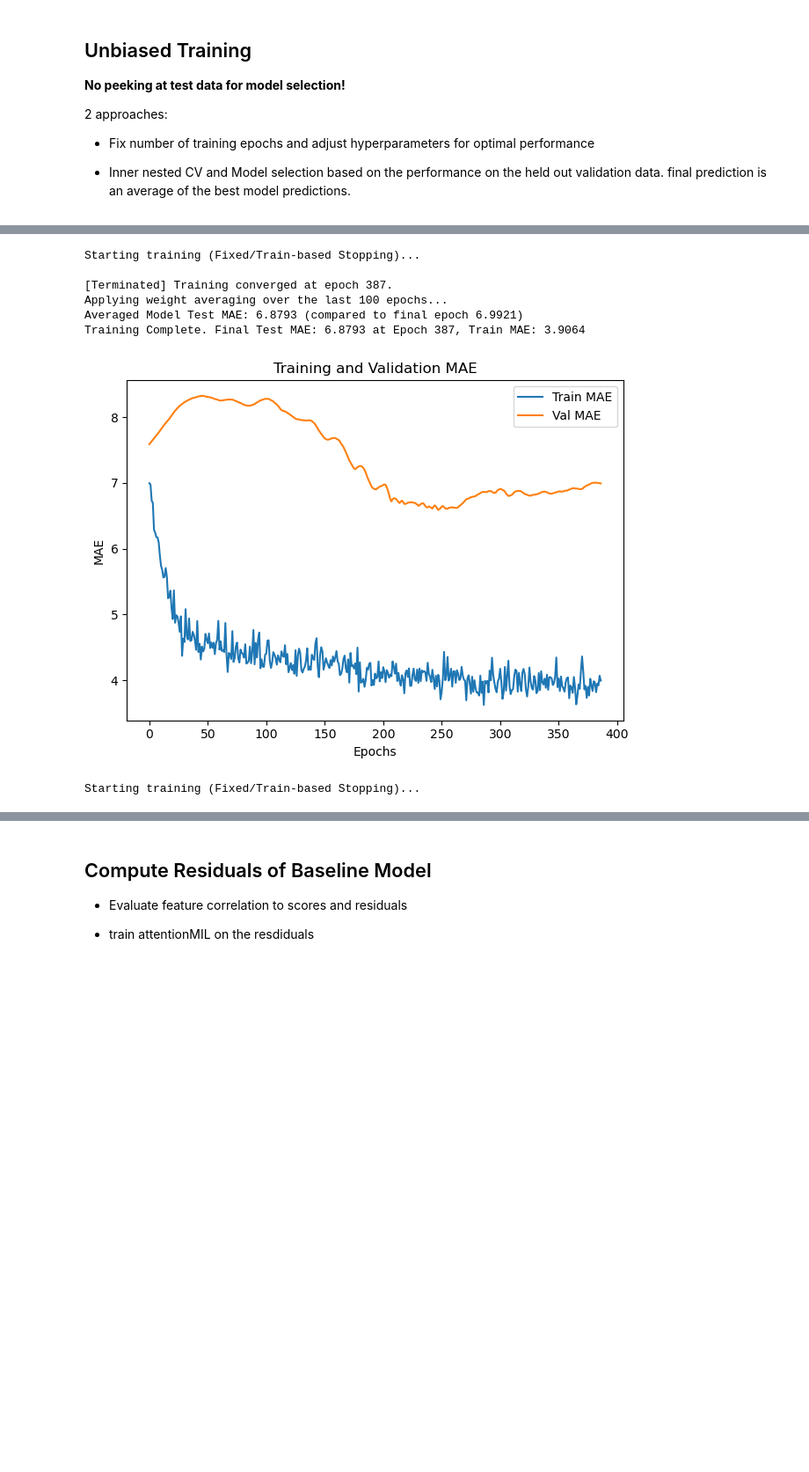
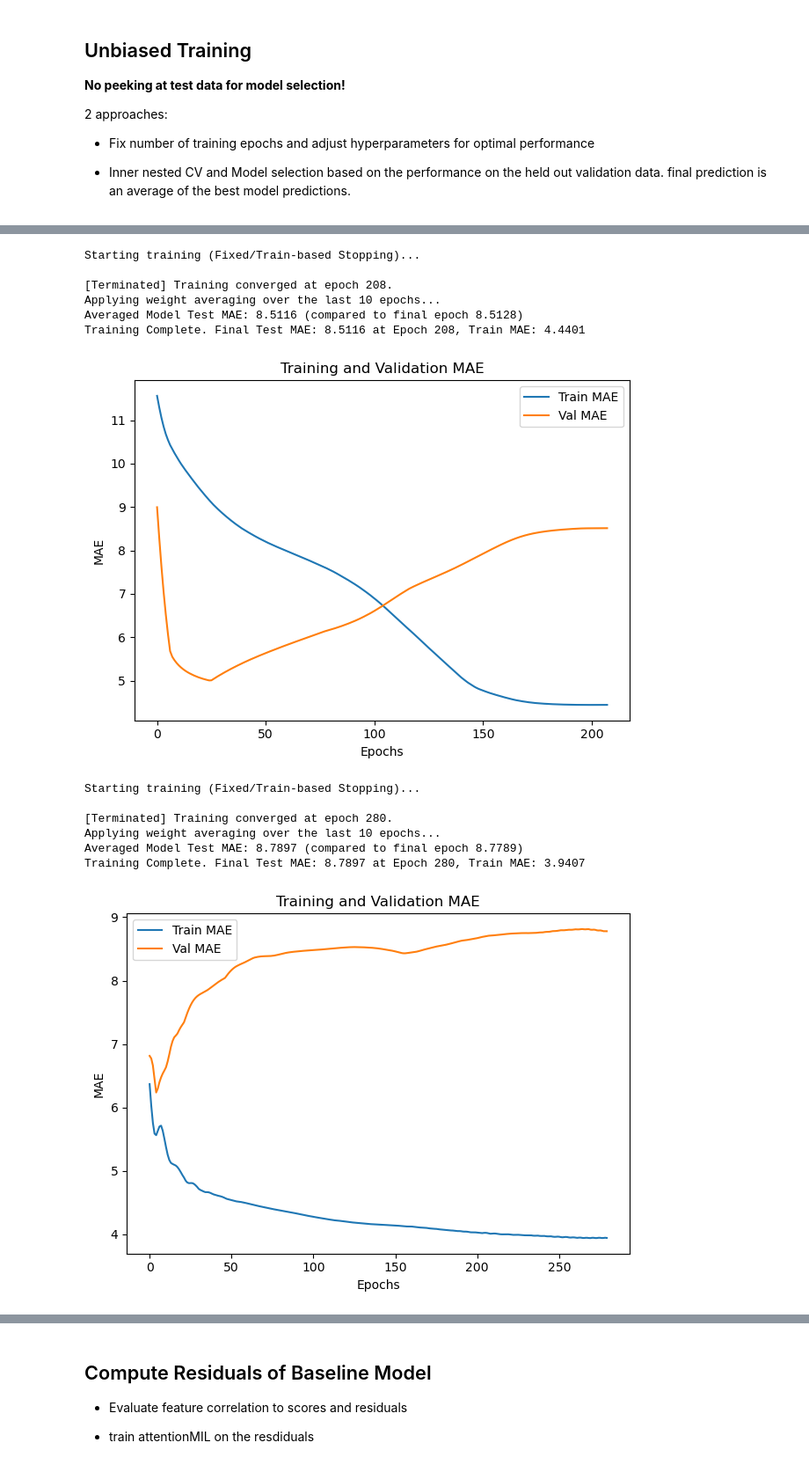
Before and after one commit to FinnWeikert/master-project, a Jupyter notebook: notebooks_final/final_hybrid_attention_mil.ipynb, the cells around one changed output, grey strips where cells are left out. Shown at 88% size. Drawn from its saved outputs; the diff is of its cells as text; code cells hidden in the pictures; blank space fills up the shorter version.

```diff
--- a/notebooks_final/final_hybrid_attention_mil.ipynb
+++ b/notebooks_final/final_hybrid_attention_mil.ipynb
@@ -53,7 +53,7 @@ Once parameters adjusted move on to LOSO cross validation
 # %%
 # train val split
 
-validation_surgeon_ids = [1]
+validation_surgeon_ids = [23]
 
 df_top_features_train = df_top_features[~df_top_features['video_id'].apply(lambda x: int(x[1]) in validation_surgeon_ids)]
 df_top_features_val = df_top_features[df_top_features['video_id'].apply(lambda x: int(x[1]) in validation_surgeon_ids)]
@@ -222,9 +212,10 @@ df_global_features_val['QRS_Overal'] = score_scaler.transform(
 # %%
 window_features = ['dim_jerk', 'curvature', 'spatial_spread', 'vel_mean', 'palm_area_cv'] + ['is_idle']
 
-window_features = ['dim_jerk', 'spatial_spread', 'palm_area_cv', 'path_ratio'] + ['is_idle']
+window_features = ['dim_jerk', 'spatial_spread', 'palm_area_cv', 'path_ratio']# + ['is_idle']
 #window_features = ['path_ratio', 'is_idle']
 #window_features = ['spatial_spread', 'palm_area_cv', 'dim_jerk', 'curvature'] + ['is_idle']
+window_features = ['spatial_spread', 'path_ratio', 'palm_area_cv']
 
 train_dataset = AttentionMILDataset(
     train_videos_scaled,
@@ -257,5 +235,5 @@ train_dataset[0]
 # %%
-train_loader = DataLoader(train_dataset, batch_size=80, shuffle=True, collate_fn=mil_collate_fn)
+train_loader = DataLoader(train_dataset, batch_size=81, shuffle=True, collate_fn=mil_collate_fn)
 val_loader = DataLoader(val_dataset, batch_size=1, shuffle=False, collate_fn=mil_collate_fn)
 # %% [markdown]
 ## Attention MIL Training
@@ -317,21 +251,24 @@ best_model, history = run_training(
 model = HybridAttentionMIL(
     local_dim=len(window_features),
     global_dim=len(global_cols),
-    mlp_hidden_dim=16,
-    attention_hidden_dim=16,
-    dropout=0.1,
+    mlp_hidden_dim=8,
+    attention_hidden_dim=2,
+    dropout=0.0,
+    use_feature_extractor=False,
+    temperature=0.5
 )
 
 _, history = run_training_unbiased(model,
                       train_loader,
                       val_loader,
-                      epochs=750,
-                      lr=2e-3,
+                      epochs=1000,
+                      lr=1e-3,
                       score_scaler=score_scaler,
-                      patience=100,
+                      patience=50,
                       verbose=True,
-                      avg_window=100,
-                      ablation=None)
+                      avg_window=50,
+                      ablation='global_only',
+                      train_mae_threshold=4.35)
 # %% [output]
 Starting training (Fixed/Train-based Stopping)...
 Epoch | Train Loss | Train MAE  | Test Loss  | Test MAE (Ref)  | LR
@@ -374,41 +308,49 @@ plot_training_history(pd.DataFrame(history))
 # %%
 train_maes = []
 val_maes = []
 
 for i in range(5):
     model = HybridAttentionMIL(
     local_dim=len(window_features),
     global_dim=len(global_cols),
-    mlp_hidden_dim=16,
-    attention_hidden_dim=16,
-    dropout=0.1,
+    mlp_hidden_dim=4,
+    attention_hidden_dim=4,
+    dropout=0.0,
+    use_feature_extractor=False,
+    temperature=0.025
 )
 
     _, history = run_training_unbiased(model,
                       train_loader,
                       val_loader,
-                      epochs=600,
-                      lr=2e-3,
+                      epochs=500,
+                      lr=5e-3,
                       score_scaler=score_scaler,
-                      patience=100,
+                      patience=10,
                       verbose=False,
-                      avg_window=100,
+                      avg_window=10,
                       use_weight_averaging=True,
                       ablation=None)
 
     train_maes.append(history[-1]['train_mae'])
     val_maes.append(history[-1]['test_mae'])
 
     plot_training_history(pd.DataFrame(history))
 
 print(f"Average Train MAE over 5 runs: {np.mean(train_maes):.4f} ± {np.std(train_maes):.4f}")
 print(f"Average Val MAE over 5 runs: {np.mean(val_maes):.4f} ± {np.std(val_maes):.4f}")
 # %% [output]
 Starting training (Fixed/Train-based Stopping)...
 
-[Terminated] Training converged at epoch 387.
-Applying weight averaging over the last 100 epochs...
-Averaged Model Test MAE: 6.8793 (compared to final epoch 6.9921)
-Training Complete. Final Test MAE: 6.8793 at Epoch 387, Train MAE: 3.9064
+[Terminated] Training converged at epoch 208.
+Applying weight averaging over the last 10 epochs...
+Averaged Model Test MAE: 8.5116 (compared to final epoch 8.5128)
+Training Complete. Final Test MAE: 8.5116 at Epoch 208, Train MAE: 4.4401
-[figure, old version]
+[figure, new version]
 Starting training (Fixed/Train-based Stopping)...
+
+[Terminated] Training converged at epoch 280.
+Applying weight averaging over the last 10 epochs...
+Averaged Model Test MAE: 8.7897 (compared to final epoch 8.7789)
+Training Complete. Final Test MAE: 8.7897 at Epoch 280, Train MAE: 3.9407
+[figure, added]
```
Also changed, not shown: parts of 29 cells of this notebook, 7 other files.
